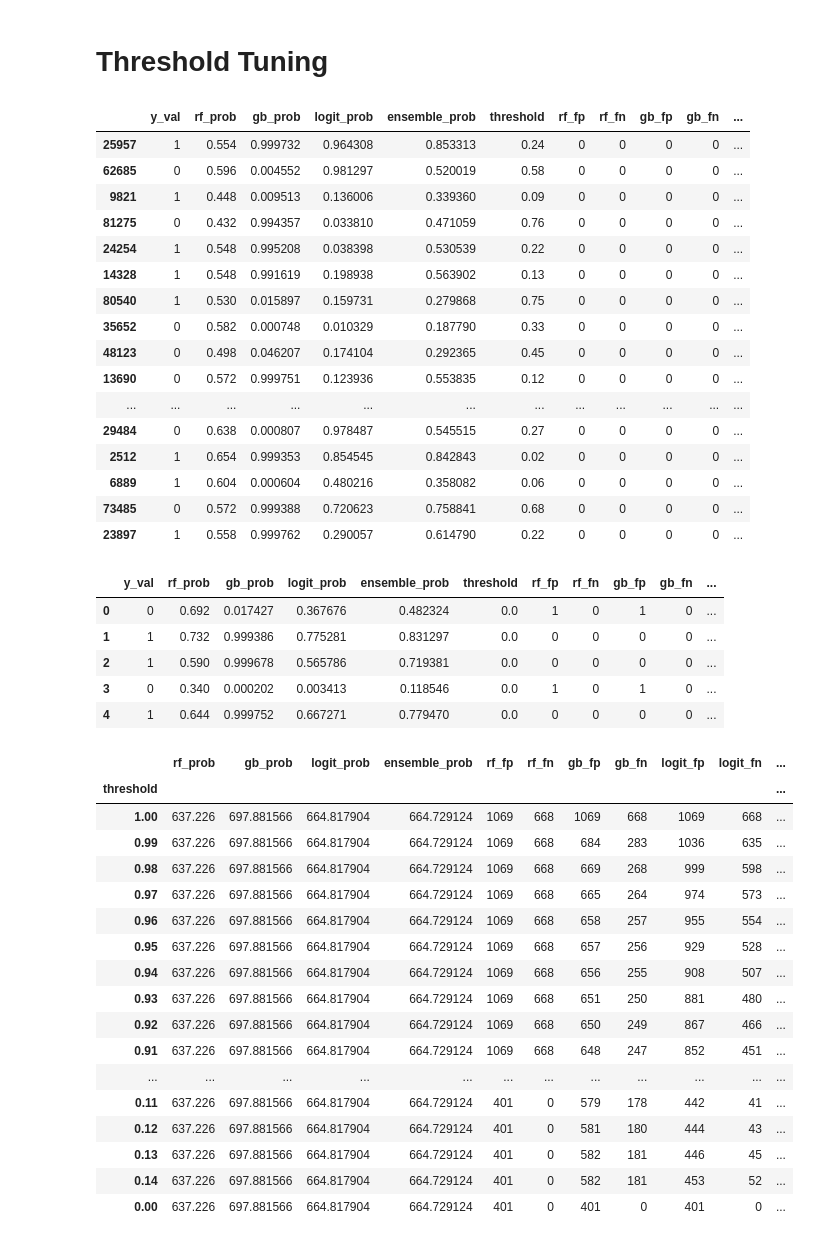
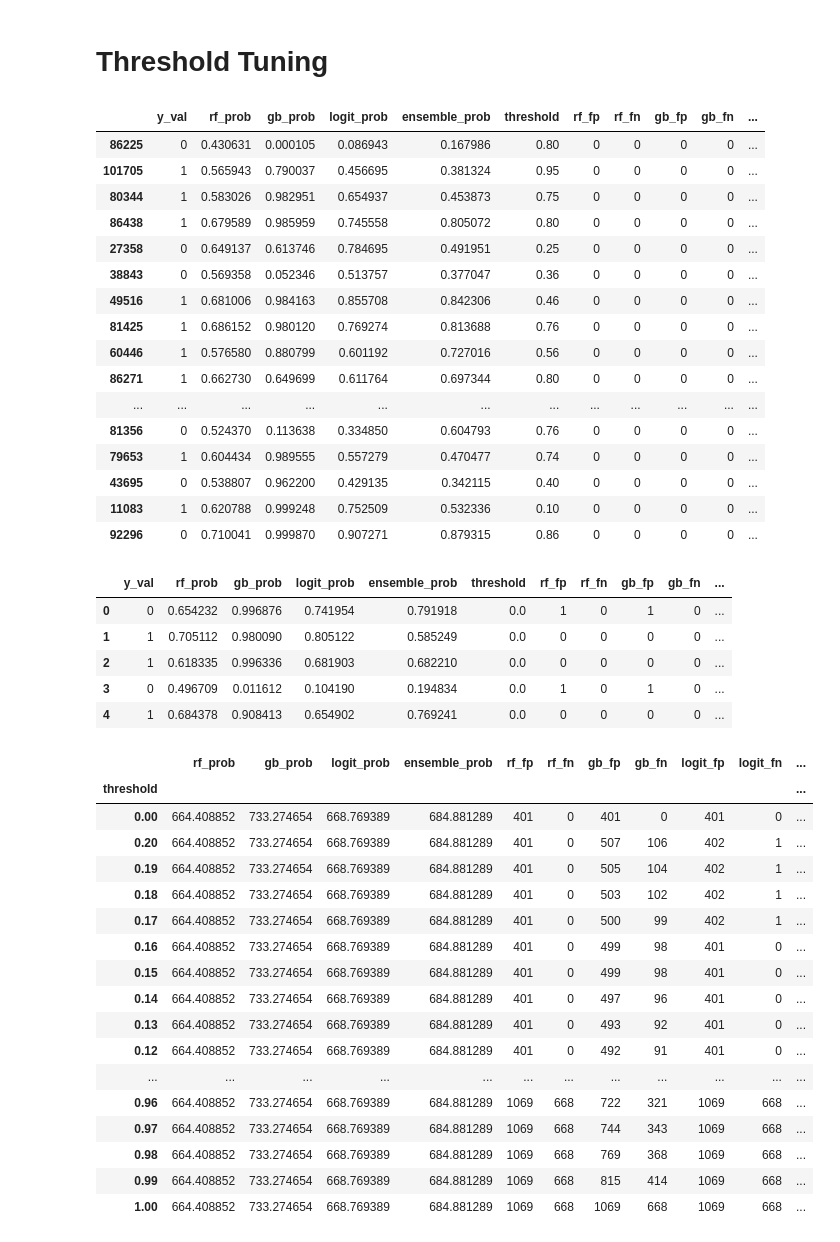
Before and after one commit to yeewill/Classification-Project-DSjobs, a Jupyter notebook: Make ROC and PR Curves.ipynb, the cells around one changed output. Cells and saved outputs as stored; diff of their text form; code cells hidden in the pictures.

```diff
--- a/Make ROC and PR Curves.ipynb
+++ b/Make ROC and PR Curves.ipynb
@@ -12,10 +12,9 @@ pd.options.display.max_rows = 200
 # %% [markdown]
 # Import Models and Test Data
 # %%
-rf = pickle.load(open('rf_os_final.p','rb'))
-gb = pickle.load(open('gb_os_final.p','rb'))
-logit= pickle.load(open('logRegModel_os.p','rb'))
-vote_hard = pickle.load(open('voting_classifer_hard.p','rb'))
+rf = pickle.load(open('rf_final.p','rb'))
+gb = pickle.load(open('gb_final.p','rb'))
+logit= pickle.load(open('logRegModel.p','rb'))
 vote_soft = pickle.load(open('voting_classifer_soft.p','rb'))
 # %%
 X_val = pickle.load(open('X_val_processed.p','rb'))
@@ -146,22 +145,22 @@ threshold_tuner_exploded['ensemble_fn'] = 0
 threshold_tuner_exploded.sample(20)
 # %% [output]
 |  | y_val | rf_prob | gb_prob | logit_prob | ensemble_prob | threshold | rf_fp | rf_fn | gb_fp | gb_fn | ... |
-| 25957 | 1 | 0.554 | 0.999732 | 0.964308 | 0.853313 | 0.24 | 0 | 0 | 0 | 0 | ... |
-| 62685 | 0 | 0.596 | 0.004552 | 0.981297 | 0.520019 | 0.58 | 0 | 0 | 0 | 0 | ... |
-| 9821 | 1 | 0.448 | 0.009513 | 0.136006 | 0.339360 | 0.09 | 0 | 0 | 0 | 0 | ... |
-| 81275 | 0 | 0.432 | 0.994357 | 0.033810 | 0.471059 | 0.76 | 0 | 0 | 0 | 0 | ... |
-| 24254 | 1 | 0.548 | 0.995208 | 0.038398 | 0.530539 | 0.22 | 0 | 0 | 0 | 0 | ... |
-| 14328 | 1 | 0.548 | 0.991619 | 0.198938 | 0.563902 | 0.13 | 0 | 0 | 0 | 0 | ... |
-| 80540 | 1 | 0.530 | 0.015897 | 0.159731 | 0.279868 | 0.75 | 0 | 0 | 0 | 0 | ... |
-| 35652 | 0 | 0.582 | 0.000748 | 0.010329 | 0.187790 | 0.33 | 0 | 0 | 0 | 0 | ... |
-| 48123 | 0 | 0.498 | 0.046207 | 0.174104 | 0.292365 | 0.45 | 0 | 0 | 0 | 0 | ... |
-| 13690 | 0 | 0.572 | 0.999751 | 0.123936 | 0.553835 | 0.12 | 0 | 0 | 0 | 0 | ... |
+| 86225 | 0 | 0.430631 | 0.000105 | 0.086943 | 0.167986 | 0.80 | 0 | 0 | 0 | 0 | ... |
+| 101705 | 1 | 0.565943 | 0.790037 | 0.456695 | 0.381324 | 0.95 | 0 | 0 | 0 | 0 | ... |
+| 80344 | 1 | 0.583026 | 0.982951 | 0.654937 | 0.453873 | 0.75 | 0 | 0 | 0 | 0 | ... |
+| 86438 | 1 | 0.679589 | 0.985959 | 0.745558 | 0.805072 | 0.80 | 0 | 0 | 0 | 0 | ... |
+| 27358 | 0 | 0.649137 | 0.613746 | 0.784695 | 0.491951 | 0.25 | 0 | 0 | 0 | 0 | ... |
+| 38843 | 0 | 0.569358 | 0.052346 | 0.513757 | 0.377047 | 0.36 | 0 | 0 | 0 | 0 | ... |
+| 49516 | 1 | 0.681006 | 0.984163 | 0.855708 | 0.842306 | 0.46 | 0 | 0 | 0 | 0 | ... |
+| 81425 | 1 | 0.686152 | 0.980120 | 0.769274 | 0.813688 | 0.76 | 0 | 0 | 0 | 0 | ... |
+| 60446 | 1 | 0.576580 | 0.880799 | 0.601192 | 0.727016 | 0.56 | 0 | 0 | 0 | 0 | ... |
+| 86271 | 1 | 0.662730 | 0.649699 | 0.611764 | 0.697344 | 0.80 | 0 | 0 | 0 | 0 | ... |
 | ... | ... | ... | ... | ... | ... | ... | ... | ... | ... | ... | ... |
-| 29484 | 0 | 0.638 | 0.000807 | 0.978487 | 0.545515 | 0.27 | 0 | 0 | 0 | 0 | ... |
-| 2512 | 1 | 0.654 | 0.999353 | 0.854545 | 0.842843 | 0.02 | 0 | 0 | 0 | 0 | ... |
-| 6889 | 1 | 0.604 | 0.000604 | 0.480216 | 0.358082 | 0.06 | 0 | 0 | 0 | 0 | ... |
-| 73485 | 0 | 0.572 | 0.999388 | 0.720623 | 0.758841 | 0.68 | 0 | 0 | 0 | 0 | ... |
-| 23897 | 1 | 0.558 | 0.999762 | 0.290057 | 0.614790 | 0.22 | 0 | 0 | 0 | 0 | ... |
+| 81356 | 0 | 0.524370 | 0.113638 | 0.334850 | 0.604793 | 0.76 | 0 | 0 | 0 | 0 | ... |
+| 79653 | 1 | 0.604434 | 0.989555 | 0.557279 | 0.470477 | 0.74 | 0 | 0 | 0 | 0 | ... |
+| 43695 | 0 | 0.538807 | 0.962200 | 0.429135 | 0.342115 | 0.40 | 0 | 0 | 0 | 0 | ... |
+| 11083 | 1 | 0.620788 | 0.999248 | 0.752509 | 0.532336 | 0.10 | 0 | 0 | 0 | 0 | ... |
+| 92296 | 0 | 0.710041 | 0.999870 | 0.907271 | 0.879315 | 0.86 | 0 | 0 | 0 | 0 | ... |
 # %%
 tte=copy.deepcopy(threshold_tuner_exploded)
 # %%
@@ -178,37 +177,37 @@ tte.loc[(tte.ensemble_prob<tte.threshold) & tte.y_val==1, 'ensemble_fn'] = int(1
 tte.head()
 # %% [output]
 |  | y_val | rf_prob | gb_prob | logit_prob | ensemble_prob | threshold | rf_fp | rf_fn | gb_fp | gb_fn | ... |
-| 0 | 0 | 0.692 | 0.017427 | 0.367676 | 0.482324 | 0.0 | 1 | 0 | 1 | 0 | ... |
-| 1 | 1 | 0.732 | 0.999386 | 0.775281 | 0.831297 | 0.0 | 0 | 0 | 0 | 0 | ... |
-| 2 | 1 | 0.590 | 0.999678 | 0.565786 | 0.719381 | 0.0 | 0 | 0 | 0 | 0 | ... |
-| 3 | 0 | 0.340 | 0.000202 | 0.003413 | 0.118546 | 0.0 | 1 | 0 | 1 | 0 | ... |
-| 4 | 1 | 0.644 | 0.999752 | 0.667271 | 0.779470 | 0.0 | 0 | 0 | 0 | 0 | ... |
+| 0 | 0 | 0.654232 | 0.996876 | 0.741954 | 0.791918 | 0.0 | 1 | 0 | 1 | 0 | ... |
+| 1 | 1 | 0.705112 | 0.980090 | 0.805122 | 0.585249 | 0.0 | 0 | 0 | 0 | 0 | ... |
+| 2 | 1 | 0.618335 | 0.996336 | 0.681903 | 0.682210 | 0.0 | 0 | 0 | 0 | 0 | ... |
+| 3 | 0 | 0.496709 | 0.011612 | 0.104190 | 0.194834 | 0.0 | 1 | 0 | 1 | 0 | ... |
+| 4 | 1 | 0.684378 | 0.908413 | 0.654902 | 0.769241 | 0.0 | 0 | 0 | 0 | 0 | ... |
 # %%
 tte['rf_cost'] = tte['rf_fp'] * 150000/2 + tte['rf_fn']*8000
 tte['gb_cost'] = tte['gb_fp'] * 150000/2 + tte['gb_fn']*8000
 tte['ensemble_cost'] = tte['ensemble_fp'] * 150000/2 + tte['ensemble_fn']*8000
 tte['logit_cost'] = tte['logit_fp'] * 150000/2 + tte['logit_fn']*8000
 # %%
-tte.groupby(by= 'threshold').sum().sort_values(by= 'ensemble_cost', ascending = False)
+tte.groupby(by= 'threshold').sum().sort_values(by= 'ensemble_cost', ascending = True)
 # %% [output]
 |  | rf_prob | gb_prob | logit_prob | ensemble_prob | rf_fp | rf_fn | gb_fp | gb_fn | logit_fp | logit_fn | ... |
 | threshold |  |  |  |  |  |  |  |  |  |  | ... |
-| 1.00 | 637.226 | 697.881566 | 664.817904 | 664.729124 | 1069 | 668 | 1069 | 668 | 1069 | 668 | ... |
-| 0.99 | 637.226 | 697.881566 | 664.817904 | 664.729124 | 1069 | 668 | 684 | 283 | 1036 | 635 | ... |
-| 0.98 | 637.226 | 697.881566 | 664.817904 | 664.729124 | 1069 | 668 | 669 | 268 | 999 | 598 | ... |
-| 0.97 | 637.226 | 697.881566 | 664.817904 | 664.729124 | 1069 | 668 | 665 | 264 | 974 | 573 | ... |
-| 0.96 | 637.226 | 697.881566 | 664.817904 | 664.729124 | 1069 | 668 | 658 | 257 | 955 | 554 | ... |
-| 0.95 | 637.226 | 697.881566 | 664.817904 | 664.729124 | 1069 | 668 | 657 | 256 | 929 | 528 | ... |
-| 0.94 | 637.226 | 697.881566 | 664.817904 | 664.729124 | 1069 | 668 | 656 | 255 | 908 | 507 | ... |
-| 0.93 | 637.226 | 697.881566 | 664.817904 | 664.729124 | 1069 | 668 | 651 | 250 | 881 | 480 | ... |
-| 0.92 | 637.226 | 697.881566 | 664.817904 | 664.729124 | 1069 | 668 | 650 | 249 | 867 | 466 | ... |
-| 0.91 | 637.226 | 697.881566 | 664.817904 | 664.729124 | 1069 | 668 | 648 | 247 | 852 | 451 | ... |
+| 0.00 | 664.408852 | 733.274654 | 668.769389 | 684.881289 | 401 | 0 | 401 | 0 | 401 | 0 | ... |
+| 0.20 | 664.408852 | 733.274654 | 668.769389 | 684.881289 | 401 | 0 | 507 | 106 | 402 | 1 | ... |
+| 0.19 | 664.408852 | 733.274654 | 668.769389 | 684.881289 | 401 | 0 | 505 | 104 | 402 | 1 | ... |
+| 0.18 | 664.408852 | 733.274654 | 668.769389 | 684.881289 | 401 | 0 | 503 | 102 | 402 | 1 | ... |
+| 0.17 | 664.408852 | 733.274654 | 668.769389 | 684.881289 | 401 | 0 | 500 | 99 | 402 | 1 | ... |
+| 0.16 | 664.408852 | 733.274654 | 668.769389 | 684.881289 | 401 | 0 | 499 | 98 | 401 | 0 | ... |
+| 0.15 | 664.408852 | 733.274654 | 668.769389 | 684.881289 | 401 | 0 | 499 | 98 | 401 | 0 | ... |
+| 0.14 | 664.408852 | 733.274654 | 668.769389 | 684.881289 | 401 | 0 | 497 | 96 | 401 | 0 | ... |
+| 0.13 | 664.408852 | 733.274654 | 668.769389 | 684.881289 | 401 | 0 | 493 | 92 | 401 | 0 | ... |
+| 0.12 | 664.408852 | 733.274654 | 668.769389 | 684.881289 | 401 | 0 | 492 | 91 | 401 | 0 | ... |
 | ... | ... | ... | ... | ... | ... | ... | ... | ... | ... | ... | ... |
-| 0.11 | 637.226 | 697.881566 | 664.817904 | 664.729124 | 401 | 0 | 579 | 178 | 442 | 41 | ... |
-| 0.12 | 637.226 | 697.881566 | 664.817904 | 664.729124 | 401 | 0 | 581 | 180 | 444 | 43 | ... |
-| 0.13 | 637.226 | 697.881566 | 664.817904 | 664.729124 | 401 | 0 | 582 | 181 | 446 | 45 | ... |
-| 0.14 | 637.226 | 697.881566 | 664.817904 | 664.729124 | 401 | 0 | 582 | 181 | 453 | 52 | ... |
-| 0.00 | 637.226 | 697.881566 | 664.817904 | 664.729124 | 401 | 0 | 401 | 0 | 401 | 0 | ... |
+| 0.96 | 664.408852 | 733.274654 | 668.769389 | 684.881289 | 1069 | 668 | 722 | 321 | 1069 | 668 | ... |
+| 0.97 | 664.408852 | 733.274654 | 668.769389 | 684.881289 | 1069 | 668 | 744 | 343 | 1069 | 668 | ... |
+| 0.98 | 664.408852 | 733.274654 | 668.769389 | 684.881289 | 1069 | 668 | 769 | 368 | 1069 | 668 | ... |
+| 0.99 | 664.408852 | 733.274654 | 668.769389 | 684.881289 | 1069 | 668 | 815 | 414 | 1069 | 668 | ... |
+| 1.00 | 664.408852 | 733.274654 | 668.769389 | 684.881289 | 1069 | 668 | 1069 | 668 | 1069 | 668 | ... |
 # %%
 tte.groupby(by= 'threshold').sum()
 # %% [output]
```
Also changed, not shown: parts of 3 cells of this notebook, 1 other file.
